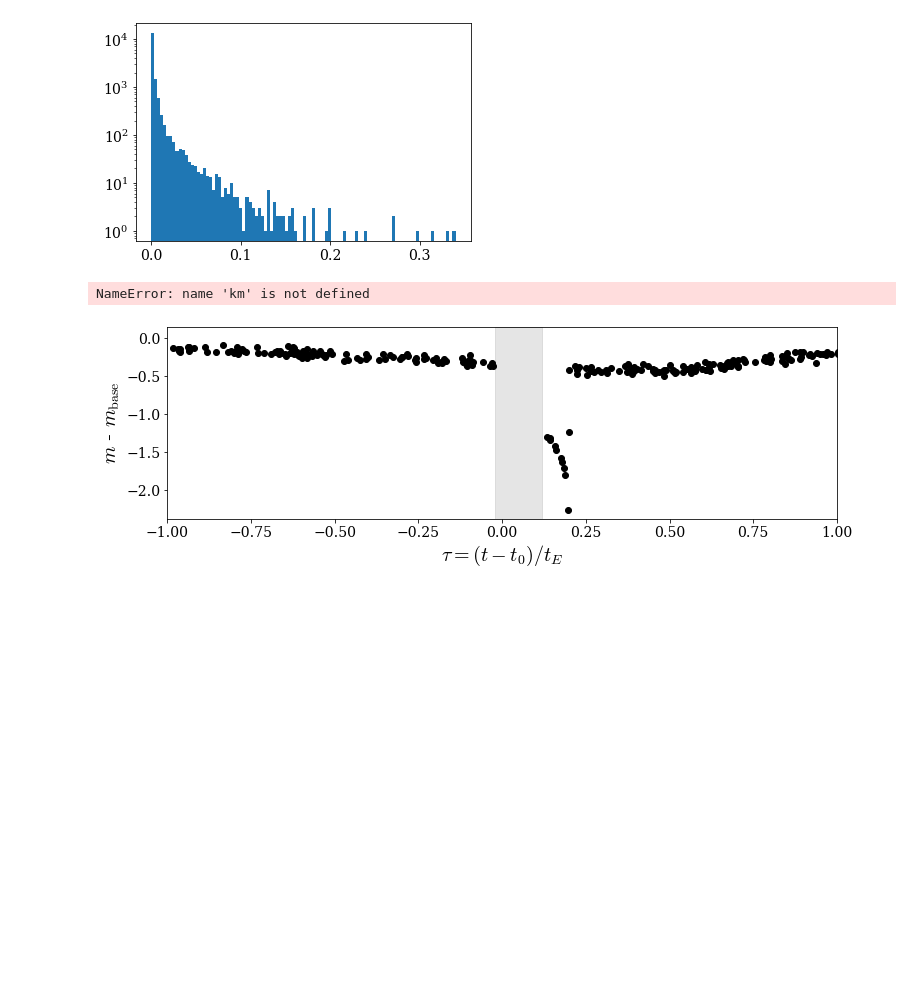
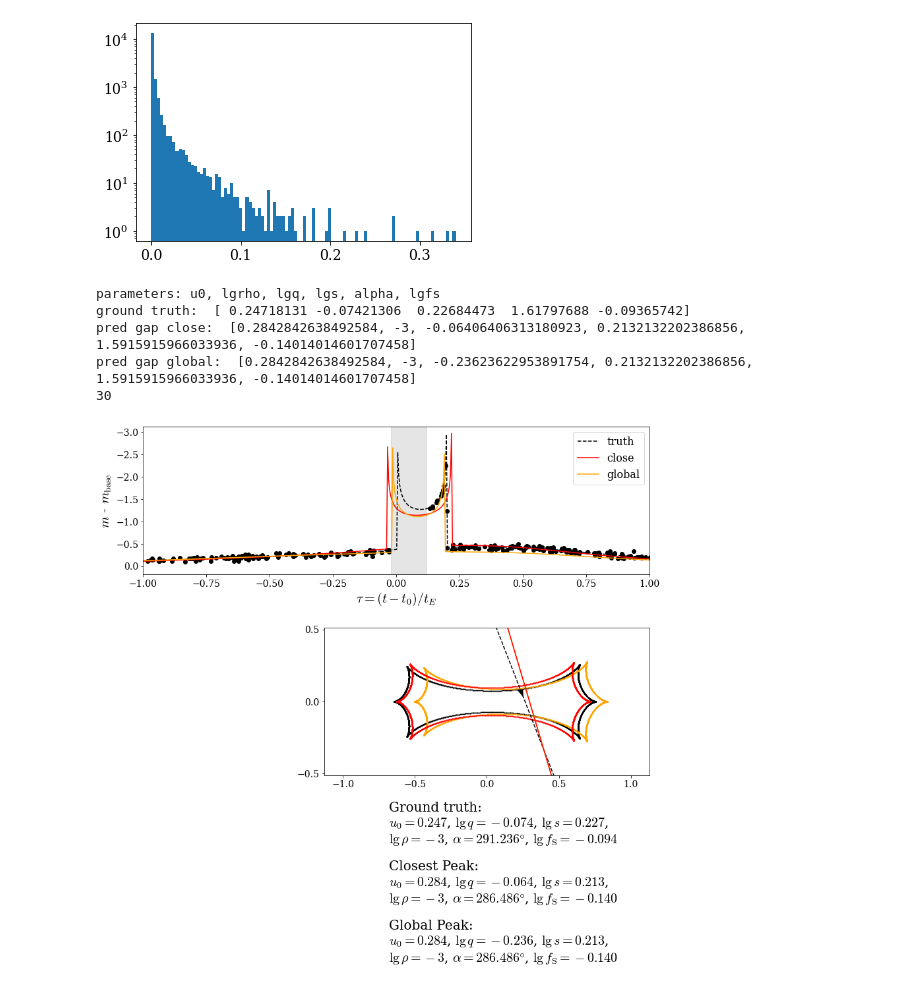
Before and after one commit to haimengzhao/magic-microlensing, a Jupyter notebook: test_lcplot.ipynb, the cells around one changed output. Cells and saved outputs as stored; diff of their text form; code cells hidden in the pictures; blank space fills up the shorter version.

```diff
--- a/test_lcplot.ipynb
+++ b/test_lcplot.ipynb
@@ -137,10 +137,10 @@ param_true.insert(1, -3)
 # param_pred = pred_close[ind[:size]][i].tolist()
 # param_pred.insert(1, -3)
 param_pred_gap = pred_gap[2][ind[:size]][i].tolist()
-param_pred_gap = km.cluster_centers_[1].tolist()
+# param_pred_gap = km.cluster_centers_[1].tolist()
 param_pred_gap.insert(1, -3)
 param_pred_gap_g = pred_gap[0][ind[:size]][i].tolist()
-param_pred_gap_g = km.cluster_centers_[0].tolist()
+# param_pred_gap_g = km.cluster_centers_[0].tolist()
 param_pred_gap_g.insert(1, -3)
 lc_true = simulate_lc(0, 1, *param_true, orig=True)
 # lc_pred = simulate_lc(0, 1, *param_pred, orig=True)
@@ -181,33 +181,37 @@ for j, params in enumerate(param_list):
                     't_0': 0,
                     't_E': 1,
                     'u_0': u_0,
                     'rho': 10**lgrho,
                     'q': 10**lgq,
                     's': 10**lgs,
                     'alpha': alpha_180*180,
                 }
         modelmm = mm.Model(parameters, coords=None)
         if j == 0:
             modelmm.plot_trajectory(t_range=(-2, 2), caustics=False, arrow=True, color=traj_color[j], linestyle='dashed')
         else:
             modelmm.plot_trajectory(t_range=(-2, 2), caustics=False, arrow=False, color=traj_color[j])
         modelmm.plot_caustics(color=cau_color[j], s=3)
 
 ax = plt.subplot2grid((3, 3), (2, 1), rowspan=1, colspan=2)
 ax.axis('off')
 plt.text(0.2, 0.9, r'Ground truth:' '\n' r'$u_0=%.3f$, $\lg q=%.3f$, $\lg s=%.3f$,' '\n' r'$\lg\rho=%d$, $\alpha=%.3f\degree$, $\lg f_{\rm S}=%.3f$' % (
     param_true[0], param_true[2], param_true[3], param_true[1], param_true[4]*180, param_true[5]
 ), fontsize=20)
 plt.text(0.2, 0.5, r'Closest Peak:' '\n' r'$u_0=%.3f$, $\lg q=%.3f$, $\lg s=%.3f$,' '\n' r'$\lg\rho=%d$, $\alpha=%.3f\degree$, $\lg f_{\rm S}=%.3f$' % (
     param_pred_gap[0], param_pred_gap[2], param_pred_gap[3], param_pred_gap[1], param_pred_gap[4]*180, param_pred_gap[5]
 ), fontsize=20)
 plt.text(0.2, 0.1, r'Global Peak:' '\n' r'$u_0=%.3f$, $\lg q=%.3f$, $\lg s=%.3f$,' '\n' r'$\lg\rho=%d$, $\alpha=%.3f\degree$, $\lg f_{\rm S}=%.3f$' % (
     param_pred_gap_g[0], param_pred_gap_g[2], param_pred_gap_g[3], param_pred_gap_g[1], param_pred_gap_g[4]*180, param_pred_gap_g[5]
 ), fontsize=20)
 
 plt.tight_layout()
 plt.savefig('./lc_gap.pdf')
 # %% [output]
-NameError: name 'km' is not defined
+parameters: u0, lgrho, lgq, lgs, alpha, lgfs
+ground truth:  [ 0.24718131 -0.07421306  0.22684473  1.61797688 -0.09365742]
+pred gap close:  [0.2842842638492584, -3, -0.06406406313180923, 0.2132132202386856, 1.5915915966033936, -0.14014014601707458]
+pred gap global:  [0.2842842638492584, -3, -0.23623622953891754, 0.2132132202386856, 1.5915915966033936, -0.14014014601707458]
+30
-[figure, old version]
+[figure, new version]
 # %%
```
Also changed, not shown: parts of 9 cells of this notebook, 2 other files.
